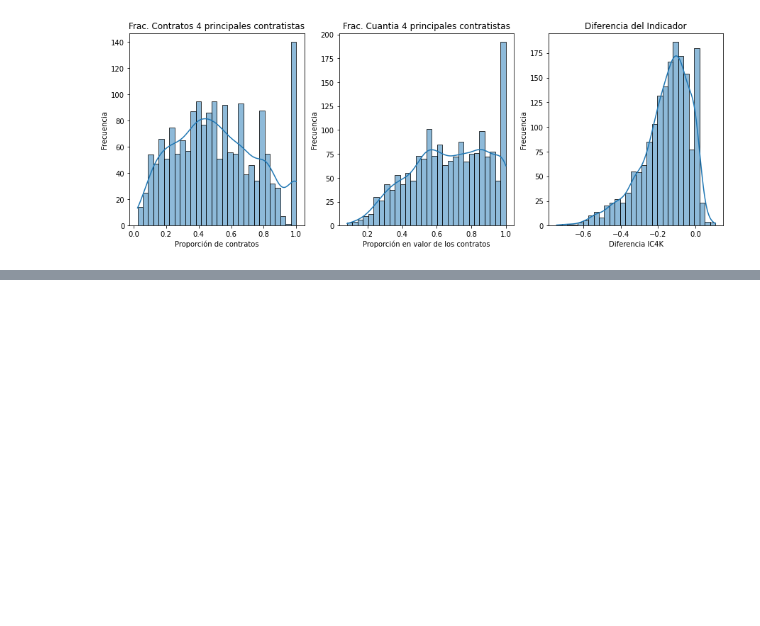
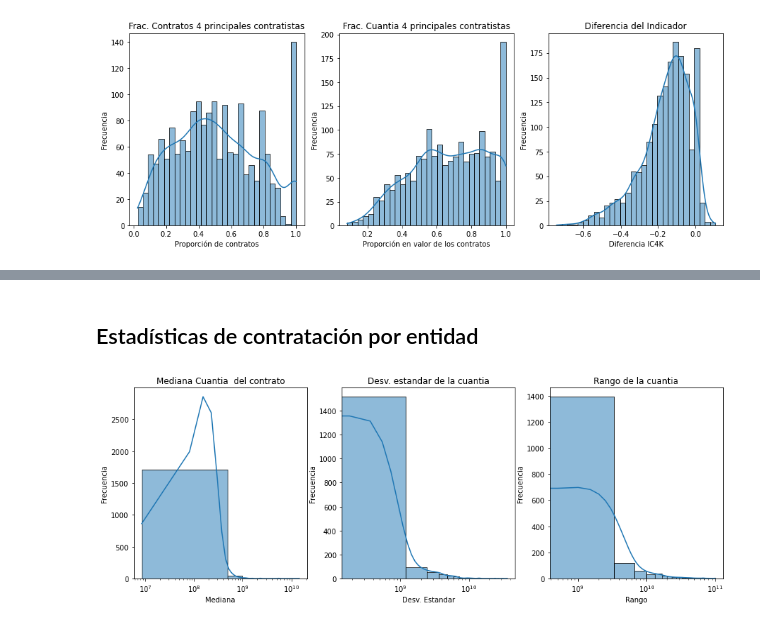
Before and after one commit to hfelizzola/Codigos-y-Modelos, a Jupyter notebook: procesamiento_limpieza.ipynb, the cells around one changed output, grey strips where cells are left out. Drawn from its saved outputs; the diff is of its cells as text; code cells hidden in the pictures; blank space fills up the shorter version.

```diff
--- a/procesamiento_limpieza.ipynb
+++ b/procesamiento_limpieza.ipynb
@@ -688,0 +777,39 @@ plt.show()
+# %% [markdown]
+## Estadísticas de contratación por entidad
+# %%
+# Calcular estadísticas de los contratos a nivel de entidad
+temp = compras.groupby("nombre_entidad").agg(
+    ind_ent_median_val = ("cuantia_contrato","median"),
+    ind_ent_median_sd = ("cuantia_contrato","std"),
+    ind_ent_median_rango = ("cuantia_contrato",lambda x: max(x)-min(x)))\
+    .reset_index()
+ind_entidad = integrar()
+# %%
+# Revisar la distribución de la media de los contratos
+fig, (ax1,ax2,ax3) = plt.subplots(ncols=3, figsize=(15,5))
+
+# Gráfico de la mediana
+sns.histplot(data=ind_entidad, x="ind_ent_median_val", bins=30, kde=True, ax=ax1)
+ax1.set_title("Mediana Cuantia  del contrato")
+ax1.set_xlabel("Mediana")
+ax1.set_xscale("log")
+ax1.set_ylabel("Frecuencia")
+
+# Gráfico de la desviación estandar de la cuantía
+sns.histplot(data=ind_entidad, x="ind_ent_median_sd", bins=30, kde=True, ax=ax2)
+ax2.set_title("Desv. estandar de la cuantia")
+ax2.set_xlabel("Desv. Estandar")
+ax2.set_xscale("log")
+ax2.set_ylabel("Frecuencia")
+
+# Gráfico del rango de la cuantía
+sns.histplot(data=ind_entidad, x="ind_ent_median_rango", bins=30, kde=True, ax=ax3)
+ax3.set_title("Rango de la cuantia")
+ax3.set_xlabel("Rango")
+ax3.set_xscale("log")
+ax3.set_ylabel("Frecuencia")
+
+#fig.savefig('plots/ind_ent_logestadisticas_contratos.png')
+plt.show()
+# %% [output]
+[figure, added]
```
Also changed, not shown: parts of 11 cells of this notebook.
